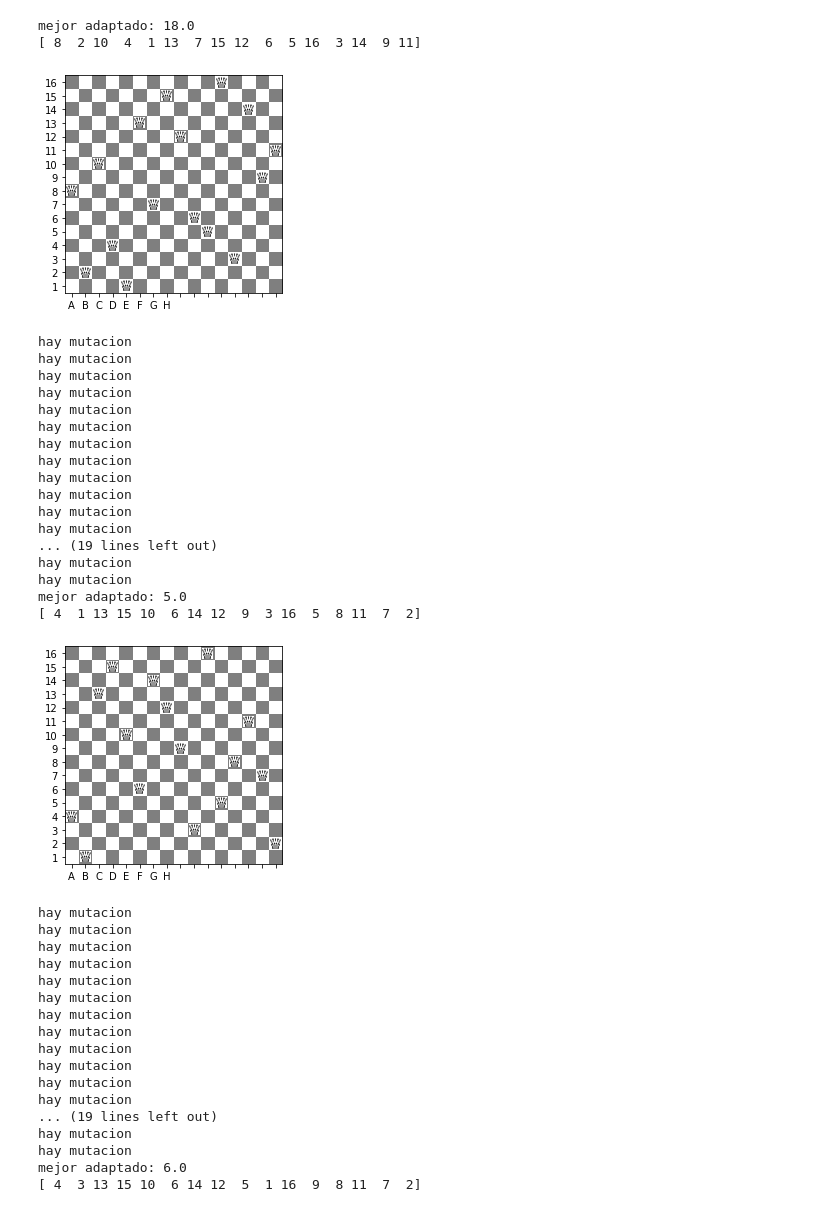
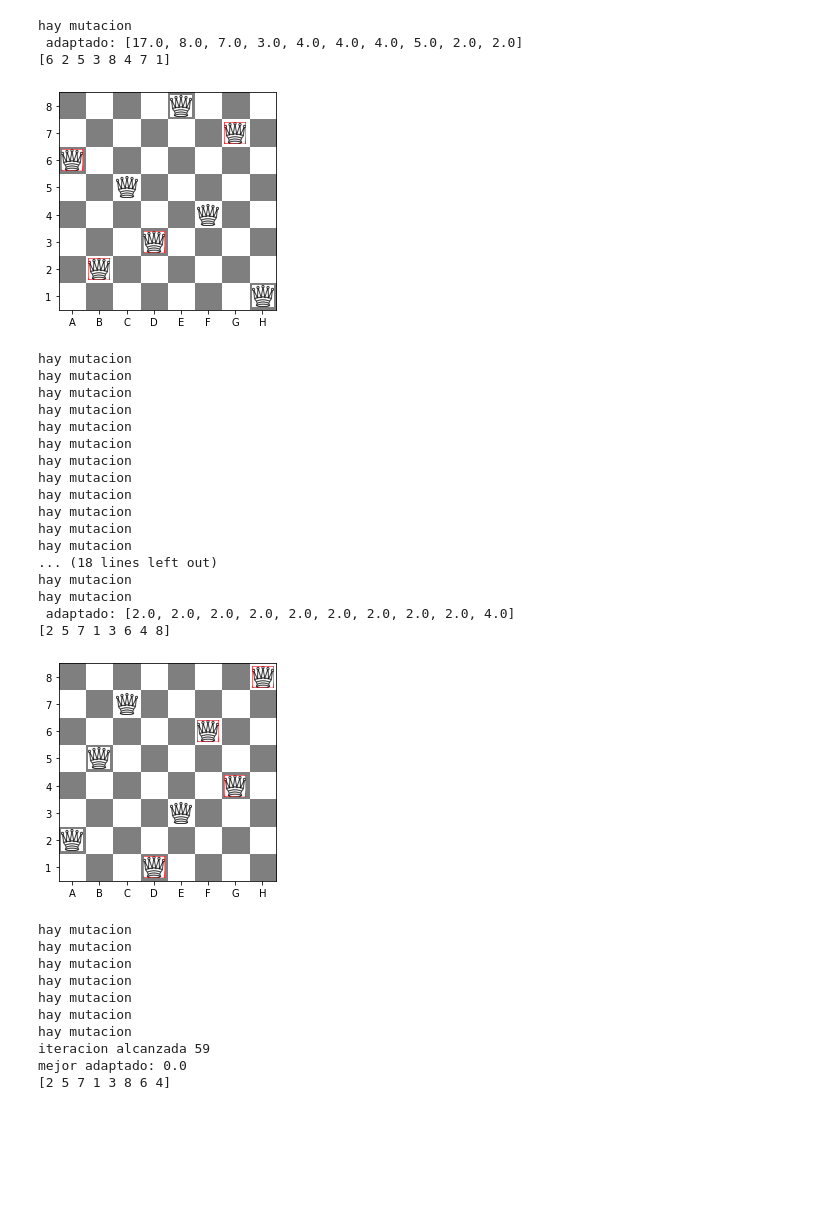
Before and after one commit to JairEsc/Mat_Apl, a Jupyter notebook: MN_Gen_Alg.ipynb, the cells around one changed output. Cells and saved outputs as stored; diff of their text form; code cells hidden in the pictures; blank space fills up the shorter version.

```diff
--- a/MN_Gen_Alg.ipynb
+++ b/MN_Gen_Alg.ipynb
@@ -22,0 +7,5 @@ def amenazas(c):#c es una permutacion de (1,2,...,N)
+# %%
+import string
+def listAlphabet():
+  return list(string.ascii_uppercase)
+print(len(listAlphabet()))
@@ -121,14 +110,0 @@ def order_1_crossover(p1,p2):
-# %%
-def mutation(hijo,mu=0.05):
-    mu_r=np.random.uniform(0,1)
-    if(mu_r<mu):
-        print("hay mutacion")
-        a1=np.random.choice(range(1,len(hijo)))
-        a2=np.random.choice(range(1,len(hijo)))
-        while(a2==a1):
-            a2=np.random.choice(range(1,len(hijo)))
-        h1=hijo[a1]
-        h2=hijo[a2]
-        hijo[a1]=h2
-        hijo[a2]=h1
-    return (hijo)
@@ -168,3 +144,8 @@ def generar_poblacion(N,k):
+# %%
+def redefinir(original,nuevo):
+    for i in range(len(original)):
+        original[i]=nuevo[i]
+    return original
 # %%
 def reinas(N,max_iter=20,**pob_inicial):
     count=0
@@ -179,25 +160,29 @@ def reinas(N,max_iter=20,**pob_inicial):
         poblacion=generar_poblacion(N,k=tam_pob)
     best=1
     while(count<max_iter and best>0):
-        aptitudes,i1,i2=select_padres(poblacion)
-        hijo=mutation(order_1_crossover(poblacion[i1],poblacion[i2]),0.6)
-        best=np.max(aptitudes)
+        aptitudes,padre1,padre2=select_padres(poblacion)
+        hijo=mutation(mutation(order_1_crossover(padre1,padre2),0.6),0.1)
+        best=np.min(aptitudes)
+        worst=np.max(aptitudes)
         if(count%50==0):
-            print("mejor adaptado:",best)
-            print_reinas(N,config=poblacion[aptitudes.index(best)])
-        redefinir(poblacion[aptitudes.index(best)],hijo)
+            print(" adaptado:",aptitudes)
+            print_reinas(N,config=poblacion[aptitudes.index(best)],amenazas=amenazas(poblacion[aptitudes.index(best)]))
+        redefinir(poblacion[aptitudes.index(worst)],hijo)
         count+=1
+        poblacion=np.random.permutation(poblacion).tolist()
     if(count==max_iter or best==0):
         print("iteracion alcanzada",count)
         print("mejor adaptado:",best)
-        print_reinas(N,config=poblacion[aptitudes.index(best)])
-    return(poblacion[aptitudes.index(np.max(aptitudes))])
+        aptitudes,i1,i2=select_padres(poblacion)
+        print_reinas(N,config=poblacion[aptitudes.index(best)],amenazas=amenazas(poblacion[aptitudes.index(best)]))
+    return(poblacion[aptitudes.index(best)])
 # %%
-reinas(N=16,max_iter=600)
+reinas(N=8,max_iter=600)
 # %% [output]
-mejor adaptado: 18.0
-[ 8  2 10  4  1 13  7 15 12  6  5 16  3 14  9 11]
+hay mutacion
+ adaptado: [17.0, 8.0, 7.0, 3.0, 4.0, 4.0, 4.0, 5.0, 2.0, 2.0]
+[6 2 5 3 8 4 7 1]
-[figure, old version]
+[figure, new version]
 hay mutacion
 hay mutacion
 hay mutacion
@@ -210,12 +195,12 @@ hay mutacion
 hay mutacion
 hay mutacion
 hay mutacion
-... (19 lines left out)
+... (18 lines left out)
 hay mutacion
 hay mutacion
-mejor adaptado: 5.0
-[ 4  1 13 15 10  6 14 12  9  3 16  5  8 11  7  2]
+ adaptado: [2.0, 2.0, 2.0, 2.0, 2.0, 2.0, 2.0, 2.0, 2.0, 4.0]
+[2 5 7 1 3 6 4 8]
-[figure, old version]
+[figure, new version]
 hay mutacion
 hay mutacion
 hay mutacion
@@ -223,13 +208,6 @@ hay mutacion
 hay mutacion
 hay mutacion
 hay mutacion
-hay mutacion
-hay mutacion
-hay mutacion
-hay mutacion
-hay mutacion
-... (19 lines left out)
-hay mutacion
-hay mutacion
-mejor adaptado: 6.0
-[ 4  3 13 15 10  6 14 12  5  1 16  9  8 11  7  2]
+iteracion alcanzada 59
+mejor adaptado: 0.0
+[2 5 7 1 3 8 6 4]
```
Also changed, not shown: parts of 15 cells of this notebook.
